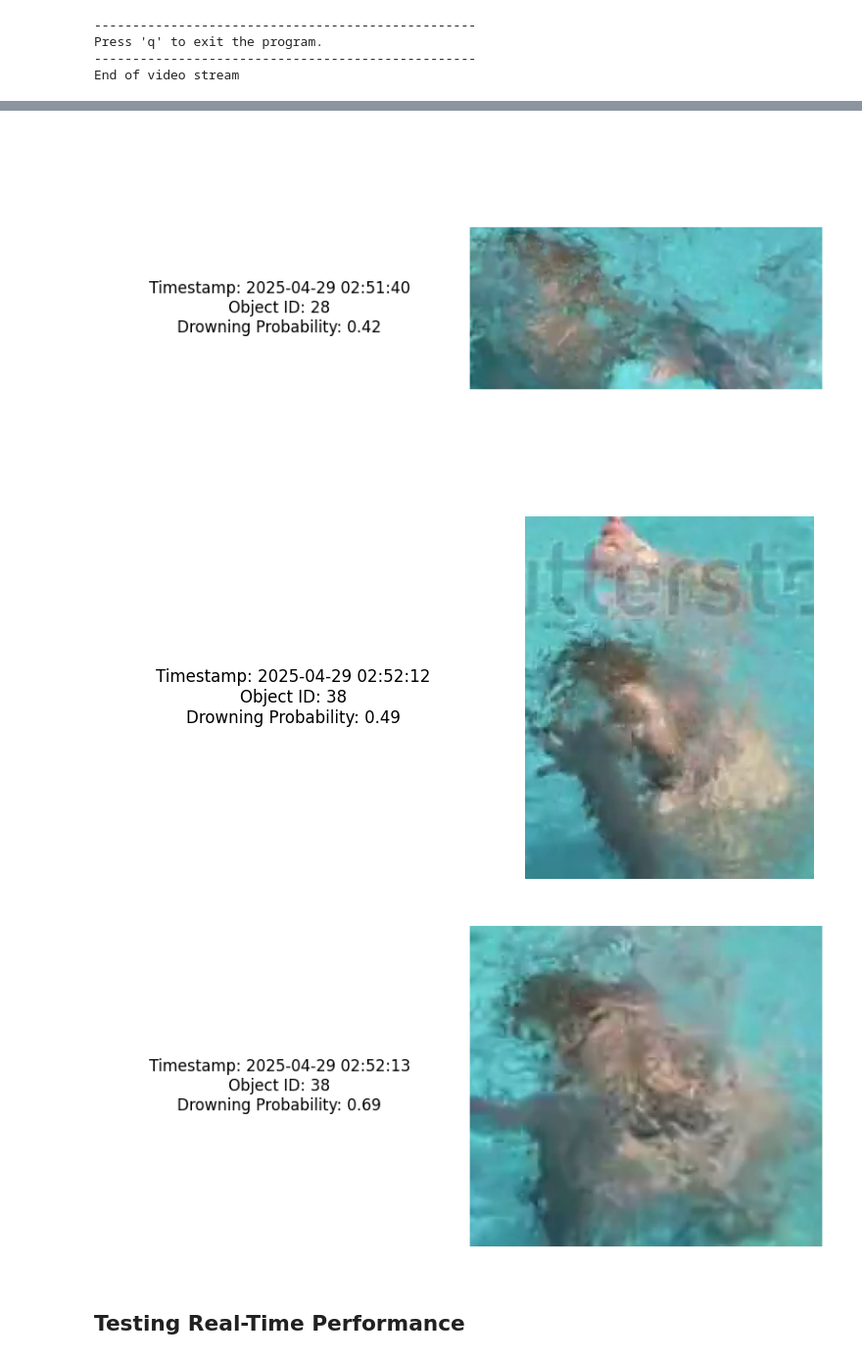
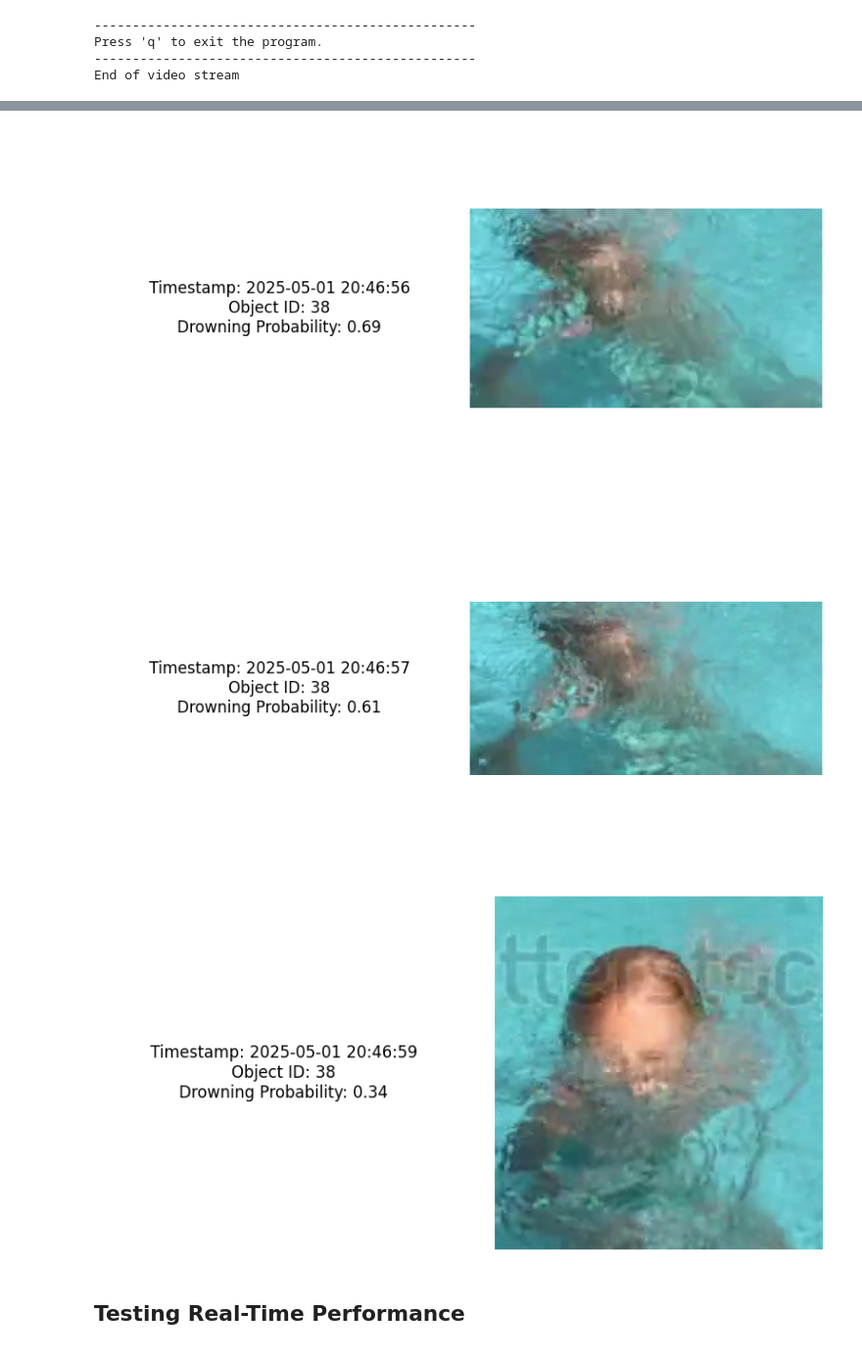
Before and after one commit to YeapJieShen/Drowning-Detection, a Jupyter notebook: notebooks/console_deployment.ipynb, the cells around one changed output, grey strips where cells are left out. Shown at 98% size. Cells and saved outputs as stored; diff of their text form; code cells hidden in the pictures.

```diff
--- a/notebooks/console_deployment.ipynb
+++ b/notebooks/console_deployment.ipynb
@@ -353,7 +353,7 @@ save_log(live_drowning_log_no_roi, Path(r'../console/outputs/live_drowning_log_n
 video_drowning_log, video_drowning_log_no_roi, video_frames = run_detection_system(
     0.5,
     Path(r'../models/detection/YOLO/jrom_yolo11n.pt'),
-    Path(r'../models/classification/CNN/test.pt'),
+    Path(r'../models/classification/CNN/test_new.pt'),
     Path(r'../data/audio/siren.wav')
 )
 
@@ -364,5 +364,5 @@ Press 'q' to exit the program.
 --------------------------------------------------
 End of video stream
 # %%
-display_drowning_log(video_drowning_log[:5])
+display_drowning_log(video_drowning_log[-5:])
 # %% [output]
@@ -371,4 +371,4 @@ display_drowning_log(video_drowning_log[:5])
-[figure, old version]
+[figure, new version]
-[figure, old version]
+[figure, new version]
-[figure, old version]
+[figure, new version]
 # %%
```
Also changed, not shown: parts of 7 cells of this notebook, 7 other files.
